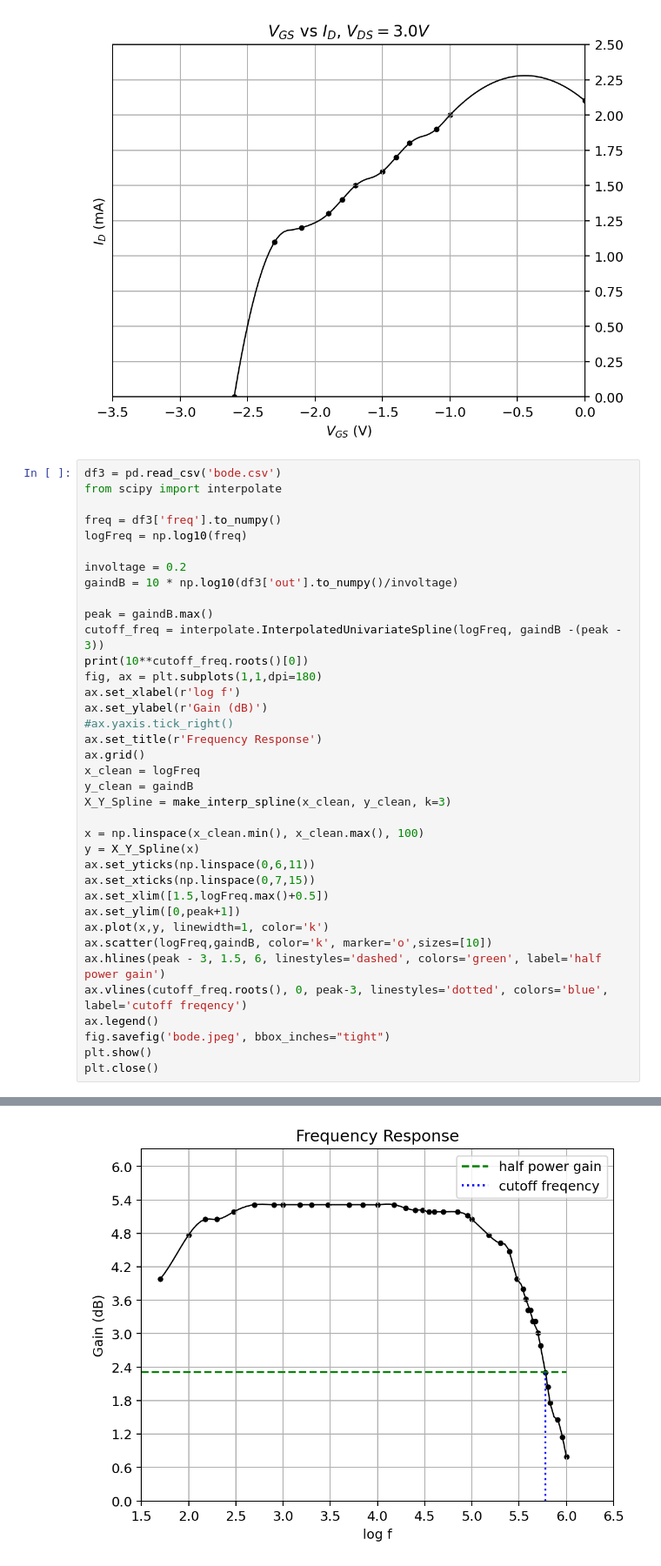
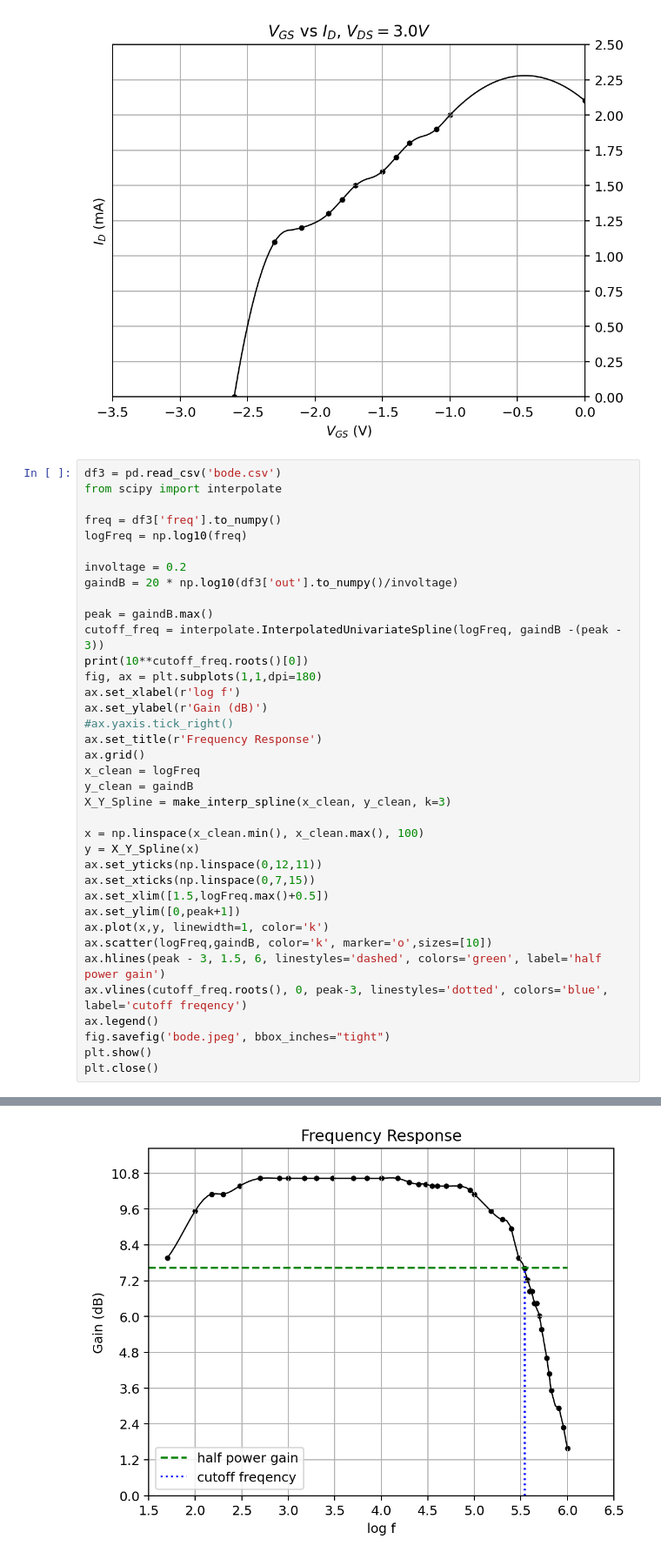
Before and after one commit to Rally0078/LabExperiments, a Jupyter notebook: JFET/jfet.ipynb, the cells around one changed output, grey strips where cells are left out. Shown at 87% size. Saved outputs shown, nothing was run; the diff lists cells and outputs as text.

Commit message:
corrected bode plot

```diff
--- a/JFET/jfet.ipynb
+++ b/JFET/jfet.ipynb
@@ -97,7 +97,7 @@ freq = df3['freq'].to_numpy()
 logFreq = np.log10(freq)
 
 involtage = 0.2
-gaindB = 10 * np.log10(df3['out'].to_numpy()/involtage)
+gaindB = 20 * np.log10(df3['out'].to_numpy()/involtage)
 
 peak = gaindB.max()
 cutoff_freq = interpolate.InterpolatedUnivariateSpline(logFreq, gaindB -(peak - 3))
@@ -114,7 +114,7 @@ X_Y_Spline = make_interp_spline(x_clean, y_clean, k=3)
 
 x = np.linspace(x_clean.min(), x_clean.max(), 100)
 y = X_Y_Spline(x)
-ax.set_yticks(np.linspace(0,6,11))
+ax.set_yticks(np.linspace(0,12,11))
 ax.set_xticks(np.linspace(0,7,15))
 ax.set_xlim([1.5,logFreq.max()+0.5])
 ax.set_ylim([0,peak+1])
@@ -131 +131 @@ plt.close()
-[figure, old version]
+[figure, new version]
```
Also changed, not shown: parts of 1 cell of this notebook, 1 other file.
